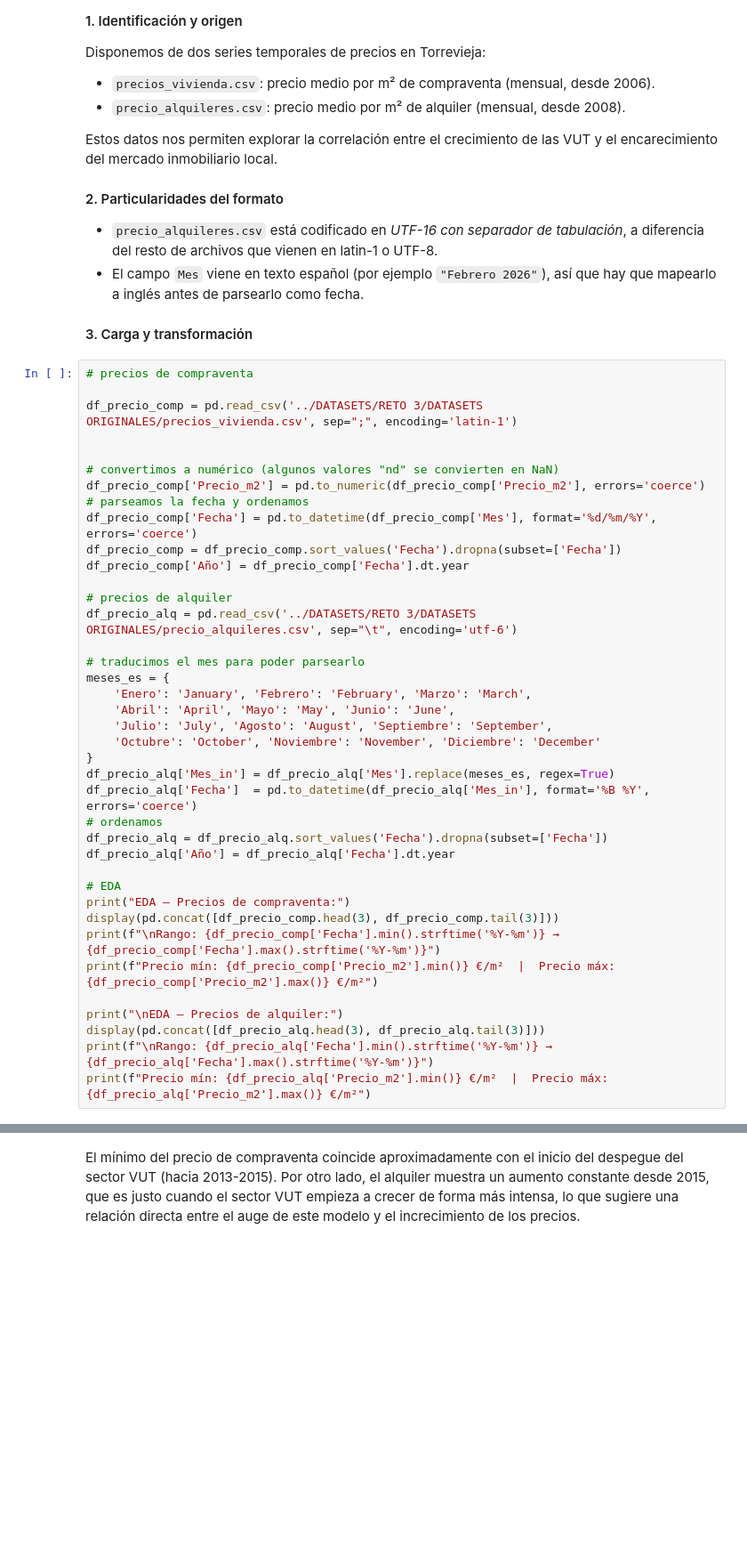
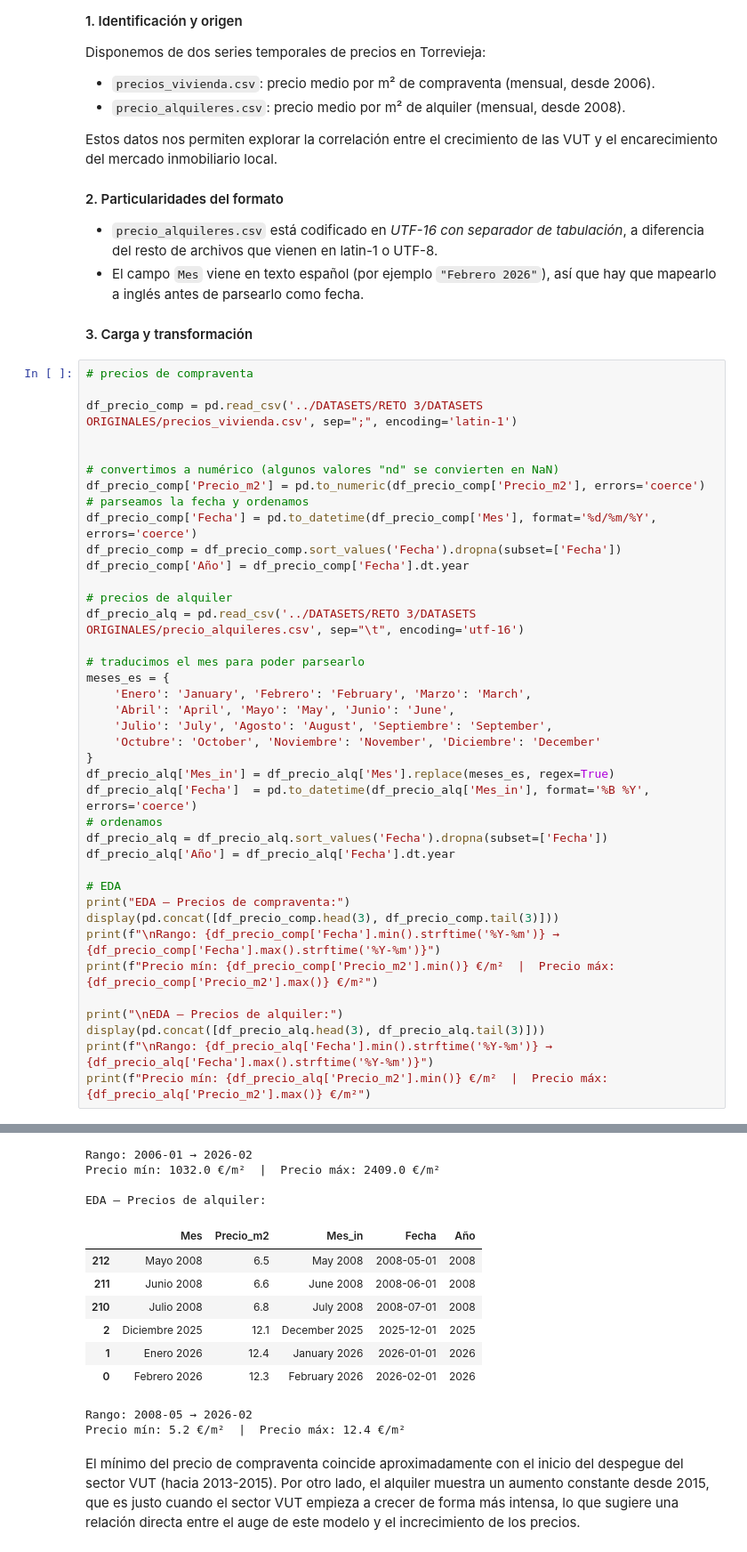
Before and after one commit to MalenaSancho/Turismo-Mineria-Datos, a Jupyter notebook: RETOS/RETO_3.ipynb, the cells around one changed output, grey strips where cells are left out. Shown at 89% size. Saved outputs shown, nothing was run; the diff lists cells and outputs as text; blank space fills up the shorter version.

Commit message:
reto3

```diff
--- a/RETOS/RETO_3.ipynb
+++ b/RETOS/RETO_3.ipynb
@@ -488,7 +485,7 @@ df_precio_comp = df_precio_comp.sort_values('Fecha').dropna(subset=['Fecha'])
 df_precio_comp['Año'] = df_precio_comp['Fecha'].dt.year
 
 # precios de alquiler
-df_precio_alq = pd.read_csv('../DATASETS/RETO 3/DATASETS ORIGINALES/precio_alquileres.csv', sep="\t", encoding='utf-6')
+df_precio_alq = pd.read_csv('../DATASETS/RETO 3/DATASETS ORIGINALES/precio_alquileres.csv', sep="\t", encoding='utf-16')
 
 # traducimos el mes para poder parsearlo
 meses_es = {
@@ -518,3 +522,16 @@ LookupError: unknown encoding: utf-6
+Rango: 2006-01 → 2026-02
+Precio mín: 1032.0 €/m²  |  Precio máx: 2409.0 €/m²
+
+EDA – Precios de alquiler:
+|  | Mes | Precio_m2 | Mes_in | Fecha | Año |
+| 212 | Mayo 2008 | 6.5 | May 2008 | 2008-05-01 | 2008 |
+| 211 | Junio 2008 | 6.6 | June 2008 | 2008-06-01 | 2008 |
+| 210 | Julio 2008 | 6.8 | July 2008 | 2008-07-01 | 2008 |
+| 2 | Diciembre 2025 | 12.1 | December 2025 | 2025-12-01 | 2025 |
+| 1 | Enero 2026 | 12.4 | January 2026 | 2026-01-01 | 2026 |
+| 0 | Febrero 2026 | 12.3 | February 2026 | 2026-02-01 | 2026 |
+Rango: 2008-05 → 2026-02
+Precio mín: 5.2 €/m²  |  Precio máx: 12.4 €/m²
 # %% [markdown]
 El mínimo del precio de compraventa coincide aproximadamente con el inicio del despegue del sector VUT (hacia 2013-2015). Por otro lado, el alquiler muestra un aumento constante desde 2015, que es justo cuando el sector VUT empieza a crecer de forma más intensa, lo que sugiere una relación directa entre el auge de este modelo y el increcimiento de los precios.
 # %% [markdown]
```
Also changed, not shown: parts of 3 cells of this notebook, 2 other files.
